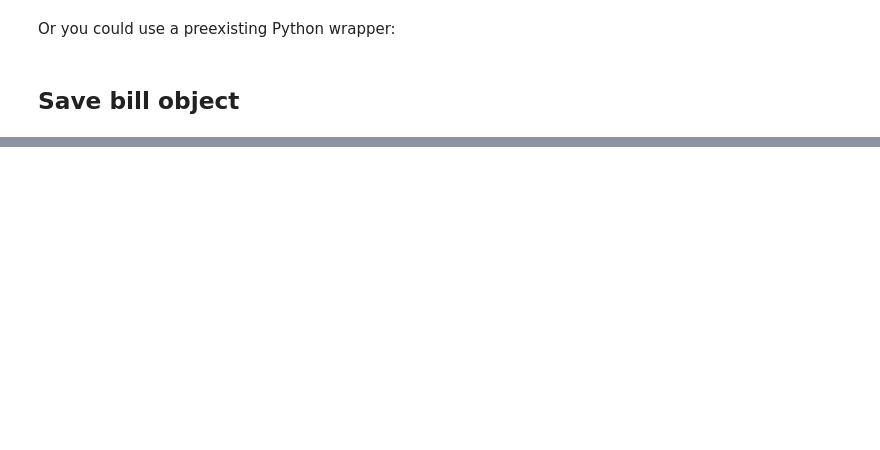
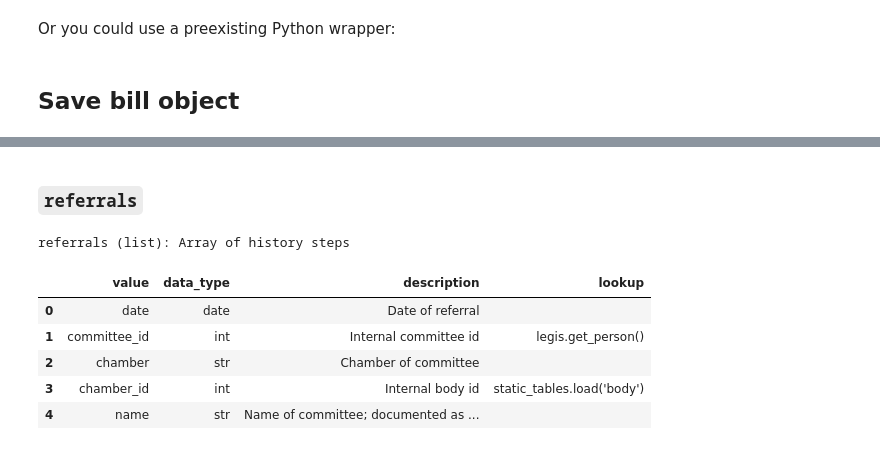
Before and after one commit to cirlabs/legiscan-training, a Jupyter notebook: 02_clean/02_get_bills.ipynb, the cells around one changed output, grey strips where cells are left out. Drawn from its saved outputs; the diff is of its cells as text; code cells hidden in the pictures; blank space fills up the shorter version.

```diff
--- a/02_clean/02_get_bills.ipynb
+++ b/02_clean/02_get_bills.ipynb
@@ -131,0 +169,12 @@ df.to_csv('../04_outputs/csv/US_117th_congress.csv', index=False)
+# %% [markdown]
+### `referrals`
+# %%
+dictionary.lookup('referrals', values=True)
+# %% [output]
+referrals (list): Array of history steps
+|  | value | data_type | description | lookup |
+| 0 | date | date | Date of referral |  |
+| 1 | committee_id | int | Internal committee id | legis.get_person() |
+| 2 | chamber | str | Chamber of committee |  |
+| 3 | chamber_id | int | Internal body id | static_tables.load('body') |
+| 4 | name | str | Name of committee; documented as ... |  |
```
Also changed, not shown: parts of 63 cells of this notebook, 1 other file.
